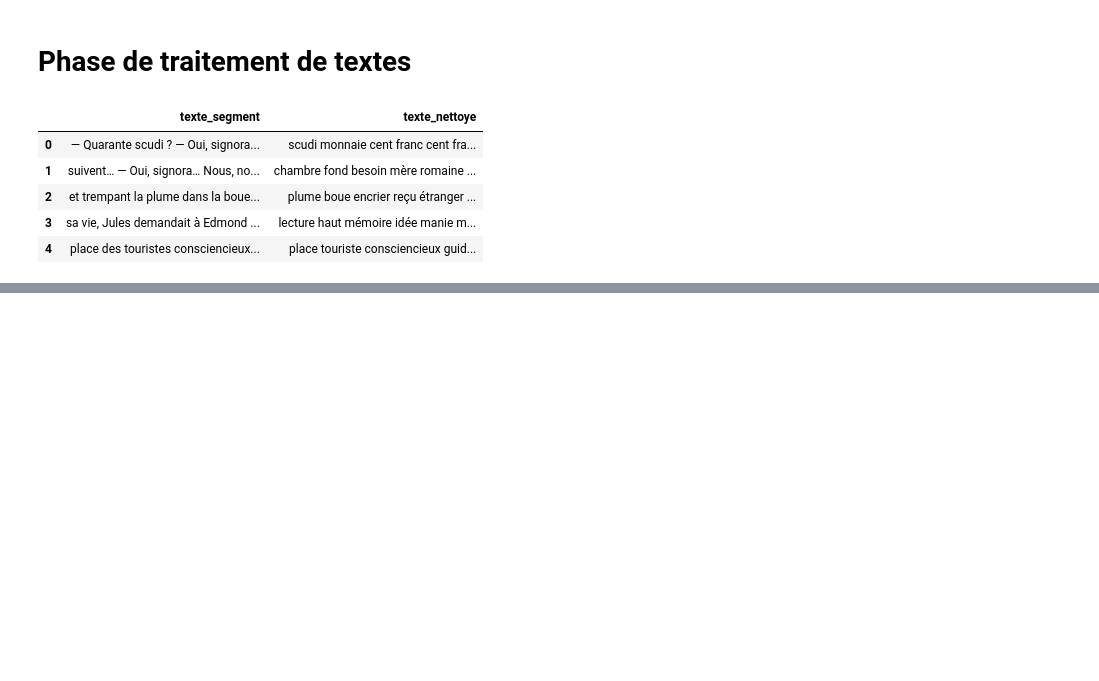
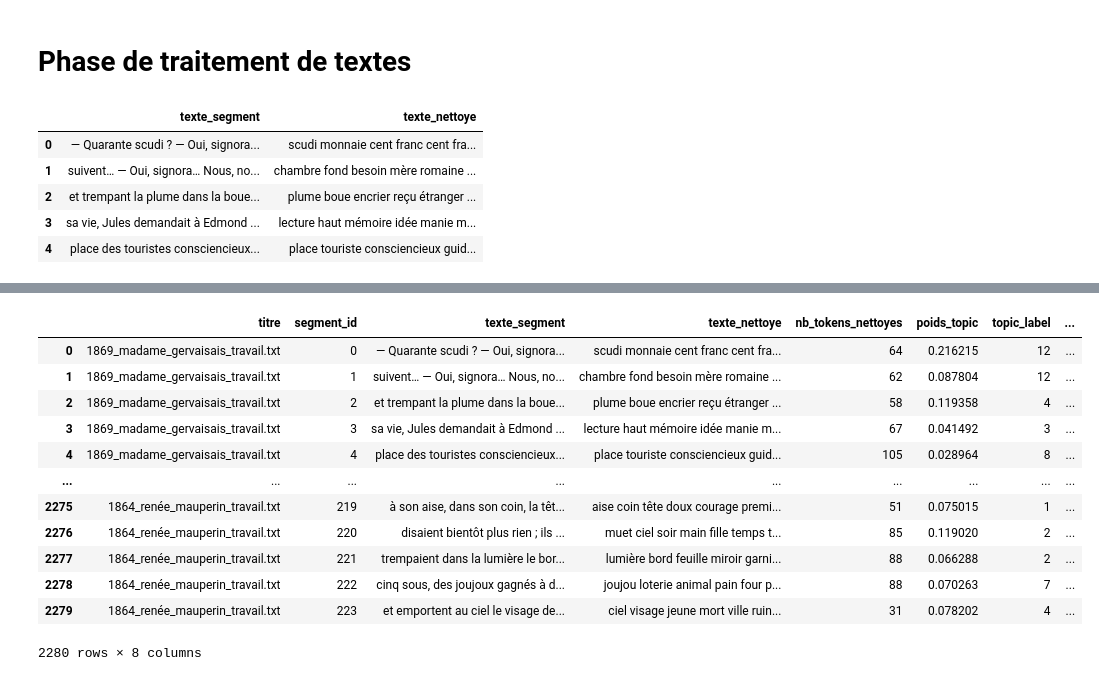
Before and after one commit to NagromLeBG/Analyse-champs-lexicaux-sur-les-Goncourt, a Jupyter notebook: Test_Final_Goncourt.ipynb, the cells around one changed output, grey strips where cells are left out. Saved outputs shown, nothing was run; the diff lists cells and outputs as text; code cells hidden in the pictures; blank space fills up the shorter version.

```diff
--- a/Test_Final_Goncourt.ipynb
+++ b/Test_Final_Goncourt.ipynb
@@ -272,0 +332,19 @@ le visage de l’auditeur. Quand . de Villacourt eut fini, crut n’avoir pas é
+# %%
+df_segments["topic_dominant"] = W.argmax(axis=1) # On trouve l'indice du topic dominant pour chaque segment en prenant l'index du poids maximum dans la matrice W
+df_segments["topic_label"] = df_segments["topic_dominant"] + 1 # On crée une nouvelle colonne "topic_label" qui correspond au numéro du topic (en ajoutant 1 pour que les numéros commencent à 1 au lieu de 0)
+
+df_segments.drop('topic_dominant', axis='columns')
+# %% [output]
+|  | titre | segment_id | texte_segment | texte_nettoye | nb_tokens_nettoyes | poids_topic | topic_label | ... |
+| 0 | 1869_madame_gervaisais_travail.txt | 0 | — Quarante scudi ? — Oui, signora... | scudi monnaie cent franc cent fra... | 64 | 0.216215 | 12 | ... |
+| 1 | 1869_madame_gervaisais_travail.txt | 1 | suivent… — Oui, signora… Nous, no... | chambre fond besoin mère romaine ... | 62 | 0.087804 | 12 | ... |
+| 2 | 1869_madame_gervaisais_travail.txt | 2 | et trempant la plume dans la boue... | plume boue encrier reçu étranger ... | 58 | 0.119358 | 4 | ... |
+| 3 | 1869_madame_gervaisais_travail.txt | 3 | sa vie, Jules demandait à Edmond ... | lecture haut mémoire idée manie m... | 67 | 0.041492 | 3 | ... |
+| 4 | 1869_madame_gervaisais_travail.txt | 4 | place des touristes consciencieux... | place touriste consciencieux guid... | 105 | 0.028964 | 8 | ... |
+| ... | ... | ... | ... | ... | ... | ... | ... | ... |
+| 2275 | 1864_renée_mauperin_travail.txt | 219 | à son aise, dans son coin, la têt... | aise coin tête doux courage premi... | 51 | 0.075015 | 1 | ... |
+| 2276 | 1864_renée_mauperin_travail.txt | 220 | disaient bientôt plus rien ; ils ... | muet ciel soir main fille temps t... | 85 | 0.119020 | 2 | ... |
+| 2277 | 1864_renée_mauperin_travail.txt | 221 | trempaient dans la lumière le bor... | lumière bord feuille miroir garni... | 88 | 0.066288 | 2 | ... |
+| 2278 | 1864_renée_mauperin_travail.txt | 222 | cinq sous, des joujoux gagnés à d... | joujou loterie animal pain four p... | 88 | 0.070263 | 7 | ... |
+| 2279 | 1864_renée_mauperin_travail.txt | 223 | et emportent au ciel le visage de... | ciel visage jeune mort ville ruin... | 31 | 0.078202 | 4 | ... |
+2280 rows × 8 columns
```
Also changed, not shown: parts of 20 cells of this notebook.
